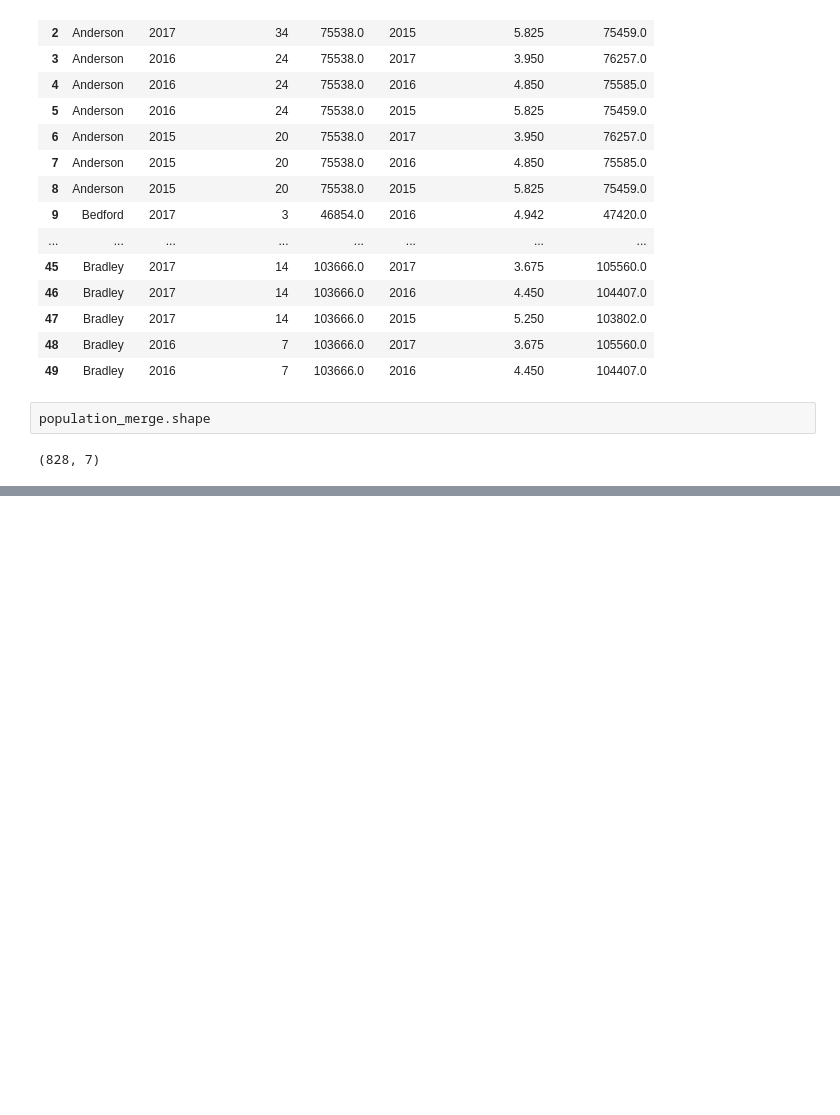
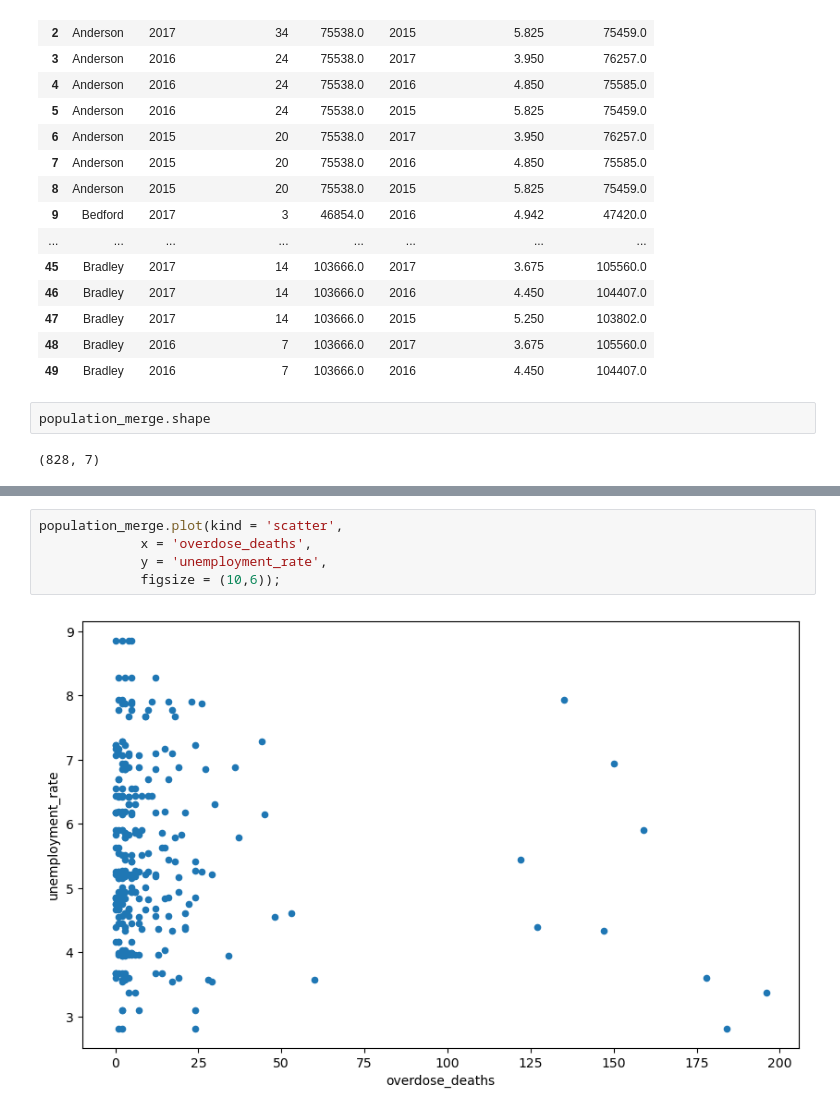
Before and after one commit to Luna-Agora/prescription-drugs-python-otto, a Jupyter notebook: Untitled.ipynb, the cells around one changed output, grey strips where cells are left out. Cells and saved outputs as stored; diff of their text form; blank space fills up the shorter version.

```diff
--- a/Untitled.ipynb
+++ b/Untitled.ipynb
@@ -141,0 +240,7 @@ population_merge.shape
+# %%
+population_merge.plot(kind = 'scatter',
+             x = 'overdose_deaths',
+             y = 'unemployment_rate',
+             figsize = (10,6));
+# %% [output]
+[figure, added]
```
Also changed, not shown: parts of 11 cells of this notebook.
